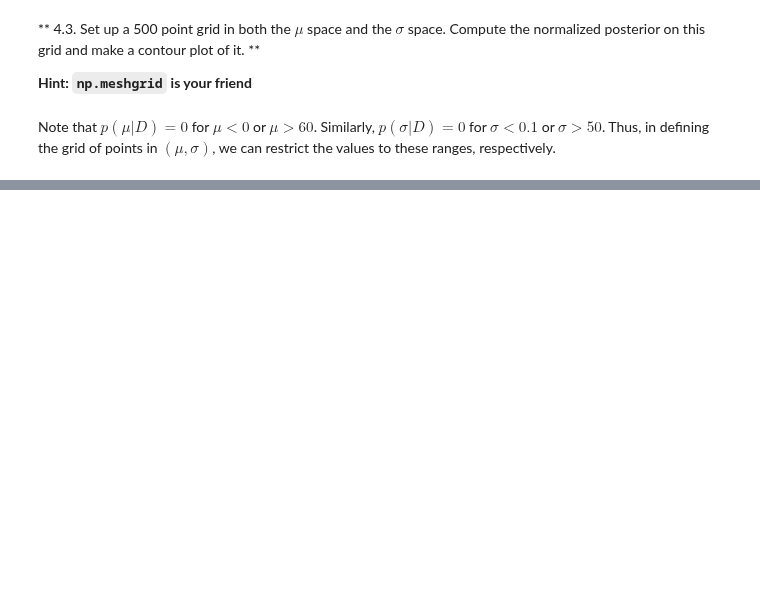
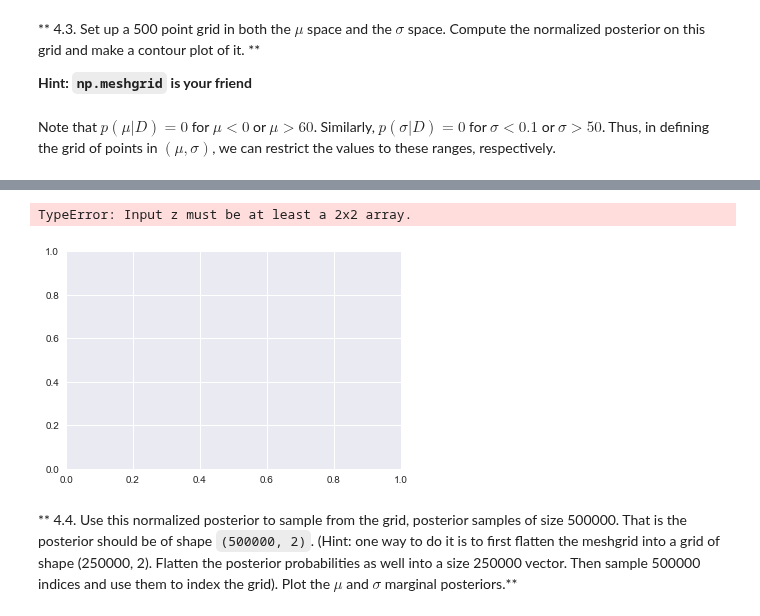
Before and after one commit to NOllAl/AM207HW, a Jupyter notebook: hw4/AM207_HW4.ipynb, the cells around one changed output, grey strips where cells are left out. Cells and saved outputs as stored; diff of their text form; code cells hidden in the pictures; blank space fills up the shorter version.

```diff
--- a/hw4/AM207_HW4.ipynb
+++ b/hw4/AM207_HW4.ipynb
@@ -339,0 +332,8 @@ array([1.99788926e-159, 7.65392974e-137, 1.74636626e-223, 5.37056037e-116,
+# %%
+plt.contour(sigmas[20:100], mus[40:100], pdf_grid[40:100, 20:100])
+plt.colorbar()
+# %% [output]
+TypeError: Input z must be at least a 2x2 array.
+[figure, added]
+# %% [markdown]
+** 4.4. Use this normalized posterior to sample from the grid, posterior samples of size 500000. That is the posterior should be of shape `(500000, 2)`. (Hint: one way to do it is to first flatten the meshgrid into a grid of shape (250000, 2). Flatten the posterior probabilities as well into a size 250000 vector. Then sample 500000 indices and use them to index the grid). Plot the $\mu$ and $\sigma$ marginal posteriors.**
```
Also changed, not shown: parts of 22 cells of this notebook.
